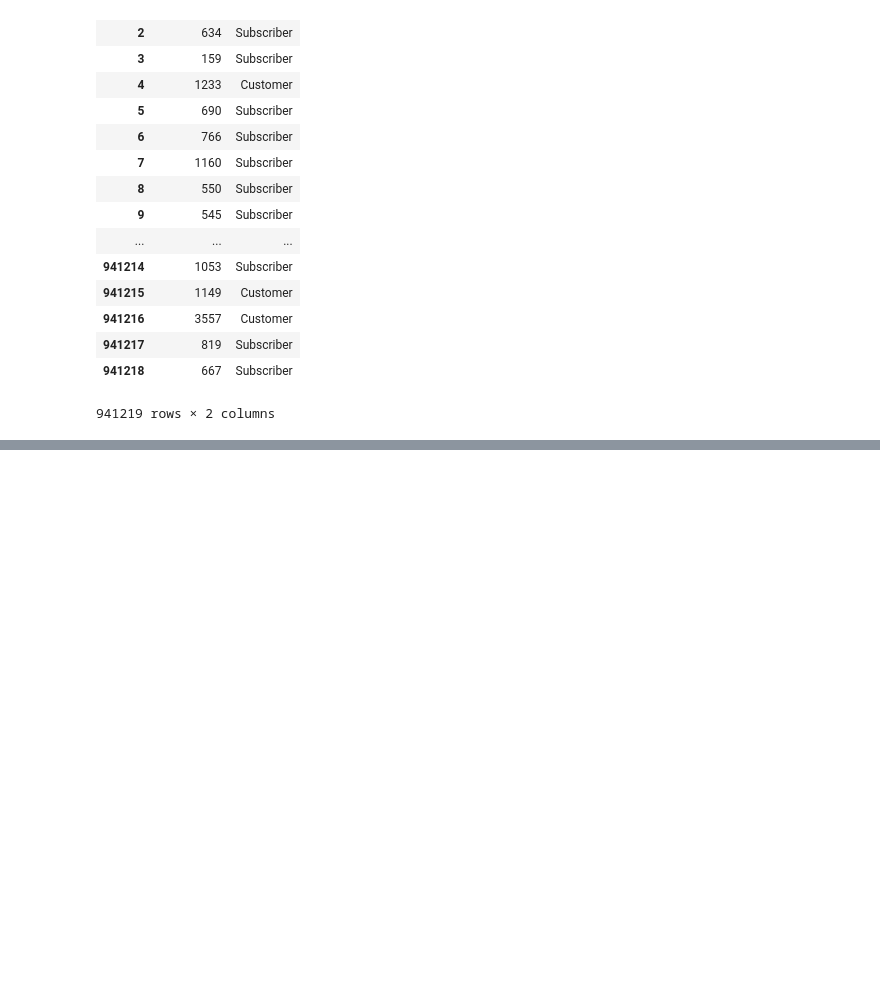
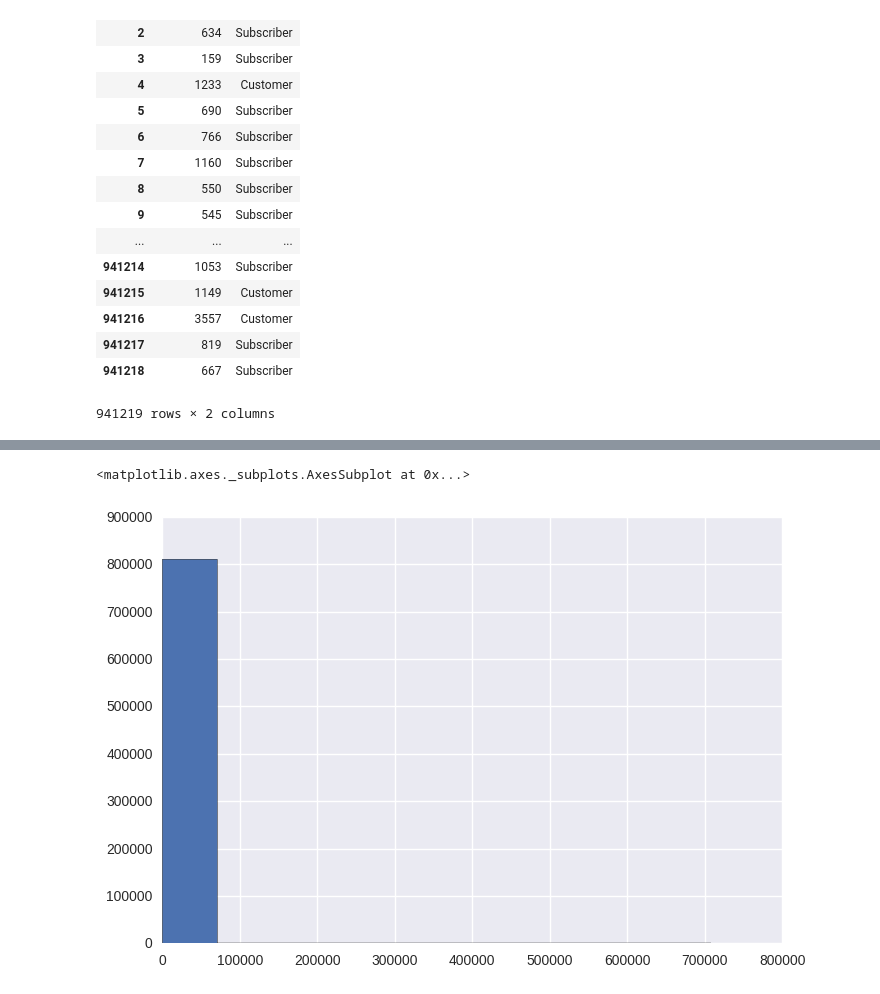
Before and after one commit to sbania-unicef/PUI2016_xz694, a Jupyter notebook: HW3_xz694/HW3_2_xz694.ipynb, the cells around one changed output, grey strips where cells are left out. Drawn from its saved outputs; the diff is of its cells as text; code cells hidden in the pictures; blank space fills up the shorter version.

Commit message:
Update HW3_2. Histogram questions remain.

```diff
--- a/HW3_xz694/HW3_2_xz694.ipynb
+++ b/HW3_xz694/HW3_2_xz694.ipynb
@@ -175,0 +98,6 @@ pl.hist(tripPlot['S'])
+# %%
+#???
+dfSubTrip['tripduration'].hist()
+# %% [output]
+<matplotlib.axes._subplots.AxesSubplot at 0x...>
+[figure, added]
```
Also changed, not shown: parts of 22 cells of this notebook.
